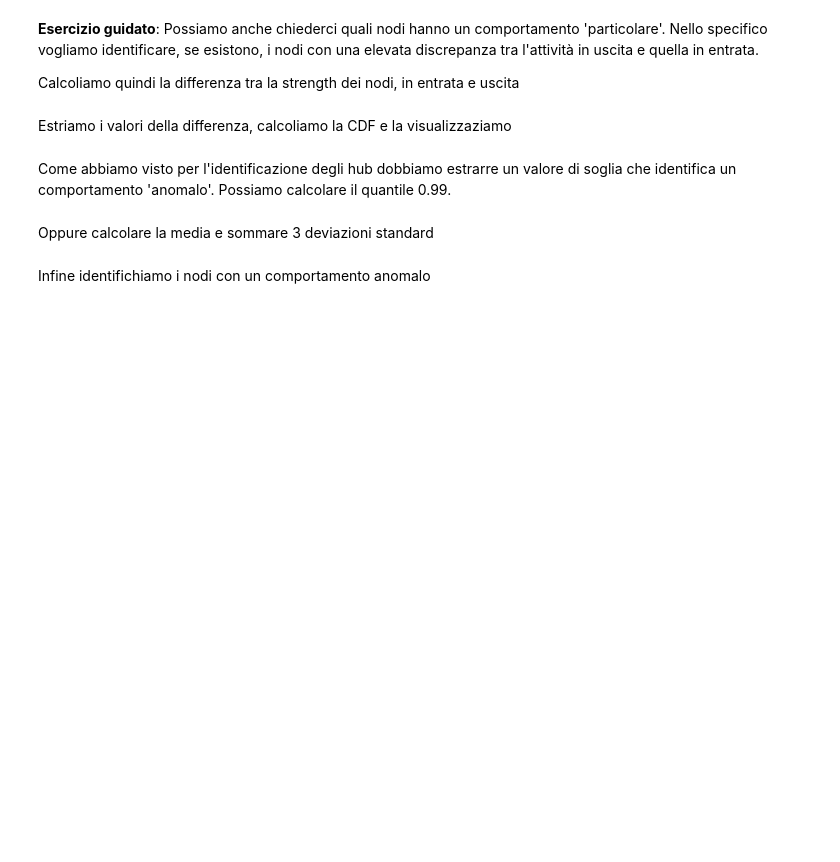
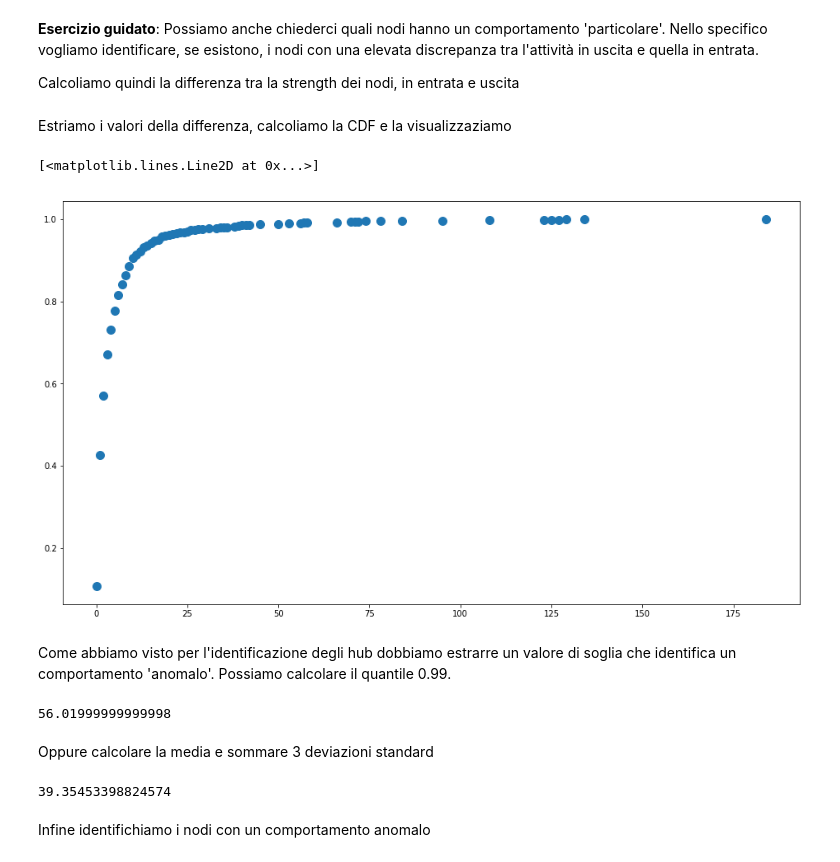
Before and after one commit to matzigno/SocialMediaMining2019, a Jupyter notebook: NetworkX.ipynb, the cells around one changed output. Drawn from its saved outputs; the diff is of its cells as text; code cells hidden in the pictures; blank space fills up the shorter version.

```diff
--- a/NetworkX.ipynb
+++ b/NetworkX.ipynb
@@ -1030,12 +1030,34 @@ Text(0, 0.5, 'In Degree')
 **Esercizio guidato**: Possiamo anche chiederci quali nodi hanno un comportamento 'particolare'. Nello specifico vogliamo identificare, se esistono, i nodi con una elevata discrepanza tra l'attività in uscita e quella in entrata.
 
 Calcoliamo quindi la differenza tra la strength dei nodi, in entrata e uscita
+# %%
+differenza_in_out = [np.abs(v['in']-v['out']) for v in in_and_out4nodes.values()]
 # %% [markdown]
 Estriamo i valori della differenza, calcoliamo la CDF e la visualizzaziamo
+# %%
+cdf = ECDF(differenza_in_out)
+x = np.unique(differenza_in_out)
+y = cdf(x)
+fig = plt.figure(figsize=(16,9))
+assi = fig.gca()
+assi.plot(x,y,linestyle='None', marker='o', ms=10)
+# %% [output]
+[<matplotlib.lines.Line2D at 0x...>]
+[figure, added]
 # %% [markdown]
 Come abbiamo visto per l'identificazione degli hub dobbiamo estrarre un valore di soglia che identifica un comportamento 'anomalo'. Possiamo calcolare il quantile 0.99.
+# %%
+soglia = np.percentile(differenza_in_out, 99)
+soglia
+# %% [output]
+56.01999999999998
 # %% [markdown]
 Oppure calcolare la media e sommare 3 deviazioni standard
+# %%
+soglia2 = np.mean(differenza_in_out) + 3 * np.std(differenza_in_out)
+print(soglia2)
+# %% [output]
+39.35453398824574
 # %% [markdown]
 Infine identifichiamo i nodi con un comportamento anomalo
 # %%
```
Also changed, not shown: parts of 52 cells of this notebook.
